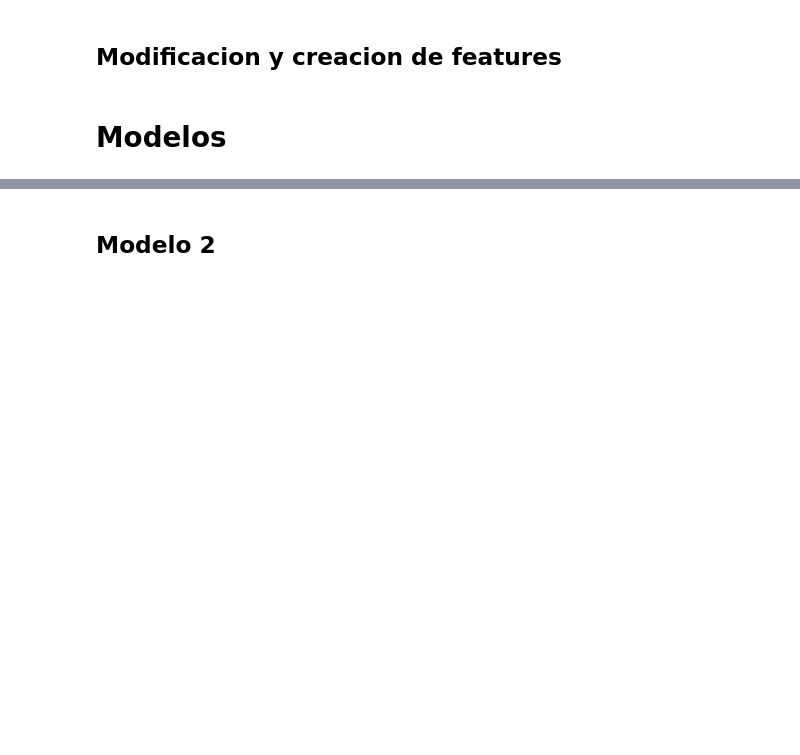
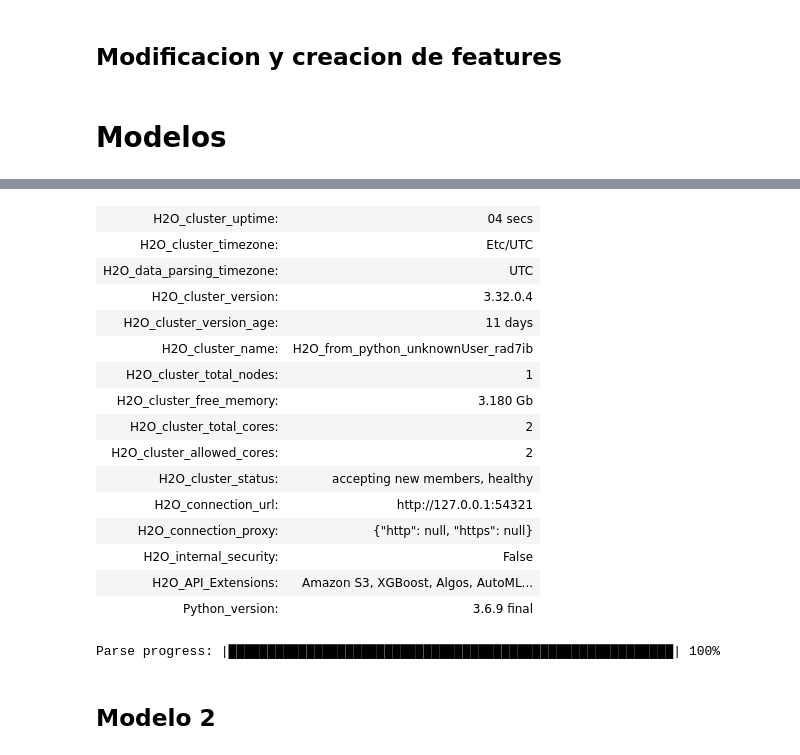
Before and after one commit to NicoDeGiacomo/ALG3-TP2, a Jupyter notebook: TP2.ipynb, the cells around one changed output, grey strips where cells are left out. Cells and saved outputs as stored; diff of their text form; code cells hidden in the pictures; blank space fills up the shorter version.

```diff
--- a/TP2.ipynb
+++ b/TP2.ipynb
@@ -87,0 +92,7 @@ ValueError: ignored
+# %%
+!pip install h2o
+import h2o
+from h2o.estimators import H2ORandomForestEstimator
+#h2o.shutdown()
+h2o.init()
+# %% [output]
@@ -88,3 +117,55 @@ ValueError: ignored
+| H2O_cluster_uptime: | 04 secs |
+| H2O_cluster_timezone: | Etc/UTC |
+| H2O_data_parsing_timezone: | UTC |
+| H2O_cluster_version: | 3.32.0.4 |
+| H2O_cluster_version_age: | 11 days |
+| H2O_cluster_name: | H2O_from_python_unknownUser_rad7ib |
+| H2O_cluster_total_nodes: | 1 |
+| H2O_cluster_free_memory: | 3.180 Gb |
+| H2O_cluster_total_cores: | 2 |
+| H2O_cluster_allowed_cores: | 2 |
+| H2O_cluster_status: | accepting new members, healthy |
+| H2O_connection_url: | http://127.0.0.1:54321 |
+| H2O_connection_proxy: | {"http": null, "https": null} |
+| H2O_internal_security: | False |
+| H2O_API_Extensions: | Amazon S3, XGBoost, Algos, AutoML... |
+| Python_version: | 3.6.9 final |
+# %%
+h20set = h2o.import_file("https://raw.githubusercontent.com/NicoDeGiacomo/ODD-TP2/main/train_set.csv")
+
+h20set["Stage"] = h20set["Stage"].asfactor()
+predictors = ['Region', 'Territory', 'Pricing, Delivery_Terms_Quote_Appr',
+       'Pricing, Delivery_Terms_Approved', 'Bureaucratic_Code_0_Approval',
+       'Bureaucratic_Code_0_Approved', 'Bureaucratic_Code',
+       'Account_Created_Date', 'Source ', 'Billing_Country', 'Account_Name',
+       'Opportunity_Name', 'Opportunity_ID', 'Sales_Contract_No',
+       'Account_Owner', 'Opportunity_Owner', 'Account_Type',
+       'Opportunity_Type', 'Quote_Type', 'Delivery_Terms',
+       'Opportunity_Created_Date', 'Last_Activity', 'Quote_Expiry_Date',
+       'Last_Modified_Date', 'Last_Modified_By', 'Product_Family',
+       'Product_Name', 'ASP_Currency', 'ASP', 'ASP_(converted)', 'Month',
+       'TRF', 'Total_Amount_Currency', 'Total_Amount',
+       'Total_Taxable_Amount_Currency', 'Total_Taxable_Amount', 'Stage']
+response = "Stage"
+
+train, valid = h20set.split_frame(ratios=[.8], seed=1234)
+
+cars_drf = H2ORandomForestEstimator(ntrees=10,
+                                    max_depth=5,
+                                    min_rows=10,
+                                    calibrate_model=True,
+                                    calibration_frame=valid,
+                                    binomial_double_trees=True)
+
+# cars_drf.train(x=predictors, y=response, training_frame=train, validation_frame=valid)
+
+# Eval performance:
+# perf = cars_drf.model_performance()
+
+# Generate predictions on a validation set (if necessary):
+# pred = cars_drf.predict(valid)
+# %% [output]
+Parse progress: |█████████████████████████████████████████████████████████| 100%
 # %% [markdown]
 ## Modelo 2
 # %%
```
Also changed, not shown: parts of 4 cells of this notebook.
